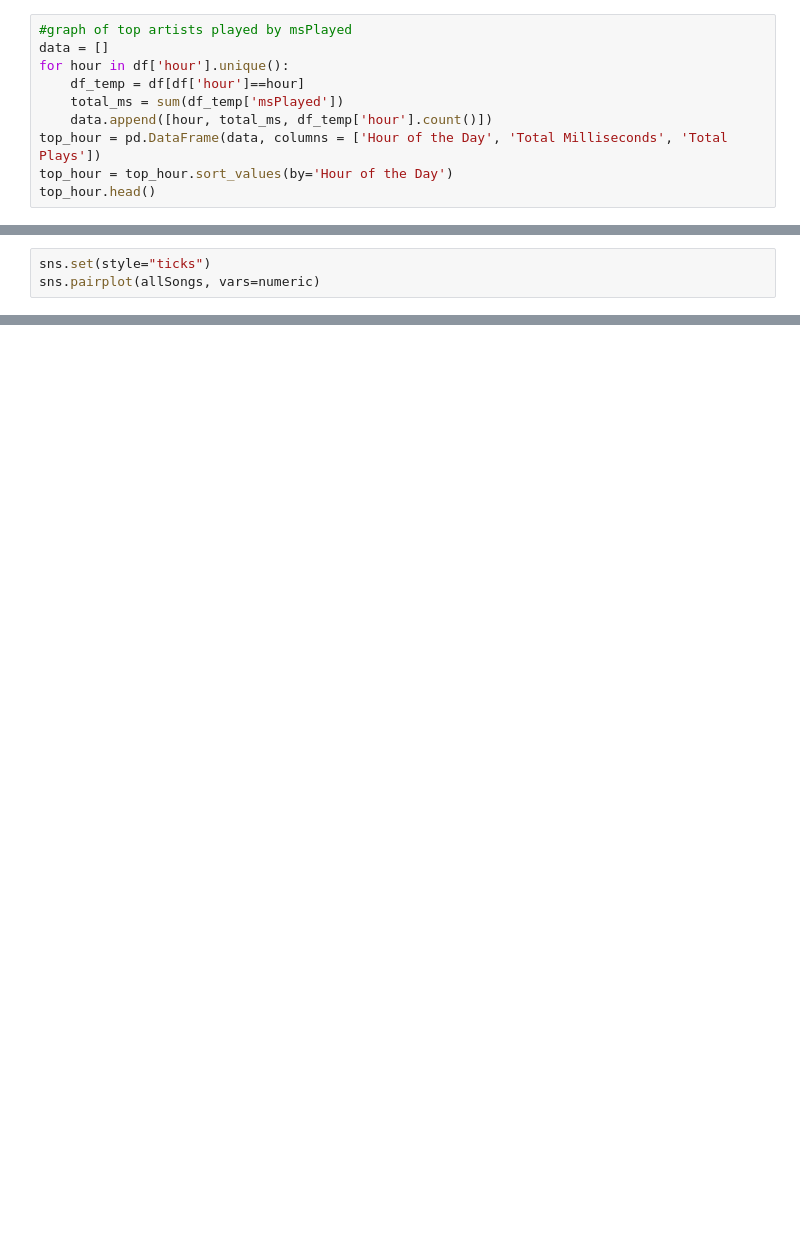
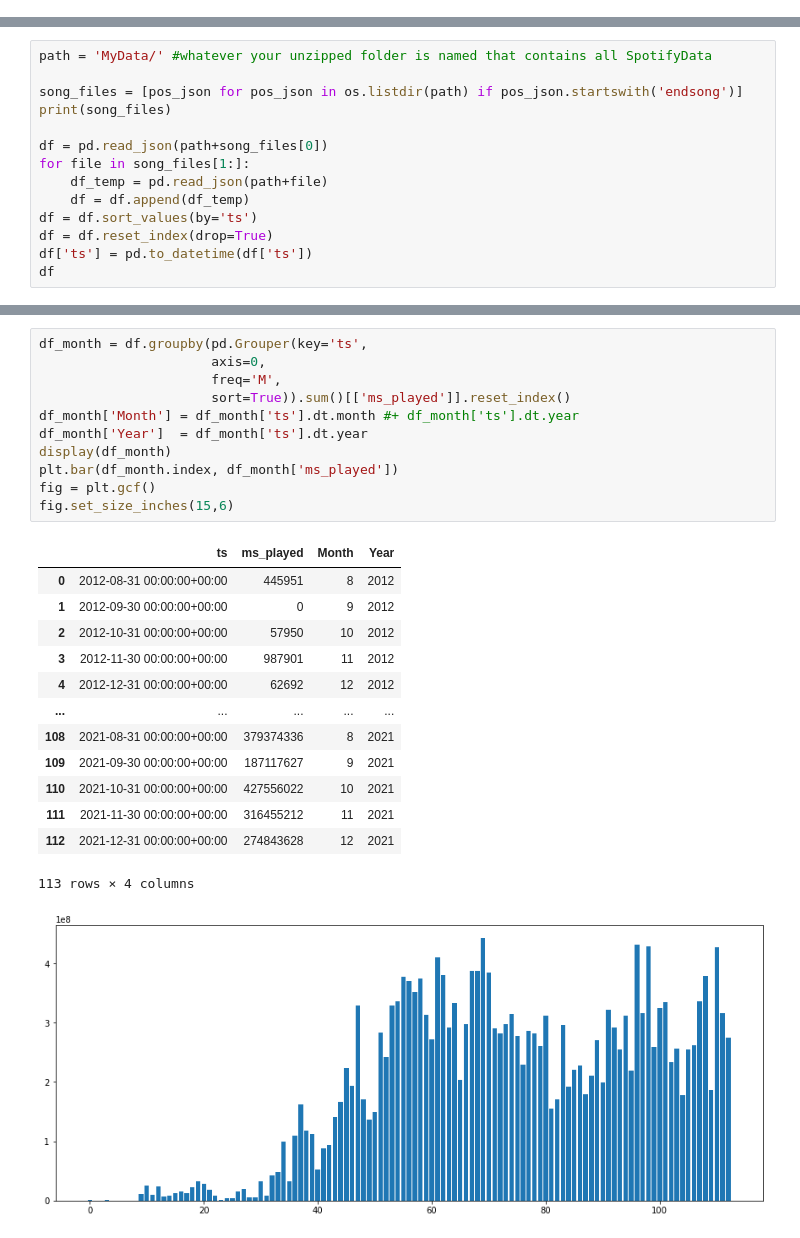
Before and after one commit to cwpace97/SpotifyProject, a Jupyter notebook: Spotify Notebook.ipynb, the cells around one changed output, grey strips where cells are left out. Saved outputs shown, nothing was run; the diff lists cells and outputs as text; blank space fills up the shorter version.

```diff
--- a/Spotify Notebook.ipynb
+++ b/Spotify Notebook.ipynb
@@ -197,10 +0,0 @@ plt.show()
-# %%
-#graph of top artists played by msPlayed
-data = []
-for hour in df['hour'].unique():
-    df_temp = df[df['hour']==hour]
-    total_ms = sum(df_temp['msPlayed'])
-    data.append([hour, total_ms, df_temp['hour'].count()])
-top_hour = pd.DataFrame(data, columns = ['Hour of the Day', 'Total Milliseconds', 'Total Plays'])
-top_hour = top_hour.sort_values(by='Hour of the Day')
-top_hour.head()
@@ -723,3 +0,0 @@ allSongs.head()
-# %%
-sns.set(style="ticks")
-sns.pairplot(allSongs, vars=numeric)
@@ -876,0 +11,14 @@ for index, row in allData.iterrows():
+# %%
+path = 'MyData/' #whatever your unzipped folder is named that contains all SpotifyData
+
+song_files = [pos_json for pos_json in os.listdir(path) if pos_json.startswith('endsong')]
+print(song_files)
+
+df = pd.read_json(path+song_files[0])
+for file in song_files[1:]:
+    df_temp = pd.read_json(path+file)
+    df = df.append(df_temp)
+df = df.sort_values(by='ts')
+df = df.reset_index(drop=True)
+df['ts'] = pd.to_datetime(df['ts'])
+df
@@ -876,0 +71,26 @@ for index, row in allData.iterrows():
+# %%
+df_month = df.groupby(pd.Grouper(key='ts',
+                      axis=0,
+                      freq='M',
+                      sort=True)).sum()[['ms_played']].reset_index()
+df_month['Month'] = df_month['ts'].dt.month #+ df_month['ts'].dt.year
+df_month['Year']  = df_month['ts'].dt.year
+display(df_month)
+plt.bar(df_month.index, df_month['ms_played'])
+fig = plt.gcf()
+fig.set_size_inches(15,6)
+# %% [output]
+|  | ts | ms_played | Month | Year |
+| 0 | 2012-08-31 00:00:00+00:00 | 445951 | 8 | 2012 |
+| 1 | 2012-09-30 00:00:00+00:00 | 0 | 9 | 2012 |
+| 2 | 2012-10-31 00:00:00+00:00 | 57950 | 10 | 2012 |
+| 3 | 2012-11-30 00:00:00+00:00 | 987901 | 11 | 2012 |
+| 4 | 2012-12-31 00:00:00+00:00 | 62692 | 12 | 2012 |
+| ... | ... | ... | ... | ... |
+| 108 | 2021-08-31 00:00:00+00:00 | 379374336 | 8 | 2021 |
+| 109 | 2021-09-30 00:00:00+00:00 | 187117627 | 9 | 2021 |
+| 110 | 2021-10-31 00:00:00+00:00 | 427556022 | 10 | 2021 |
+| 111 | 2021-11-30 00:00:00+00:00 | 316455212 | 11 | 2021 |
+| 112 | 2021-12-31 00:00:00+00:00 | 274843628 | 12 | 2021 |
+113 rows × 4 columns
+[figure, added]
```
Also changed, not shown: parts of 72 cells of this notebook.
